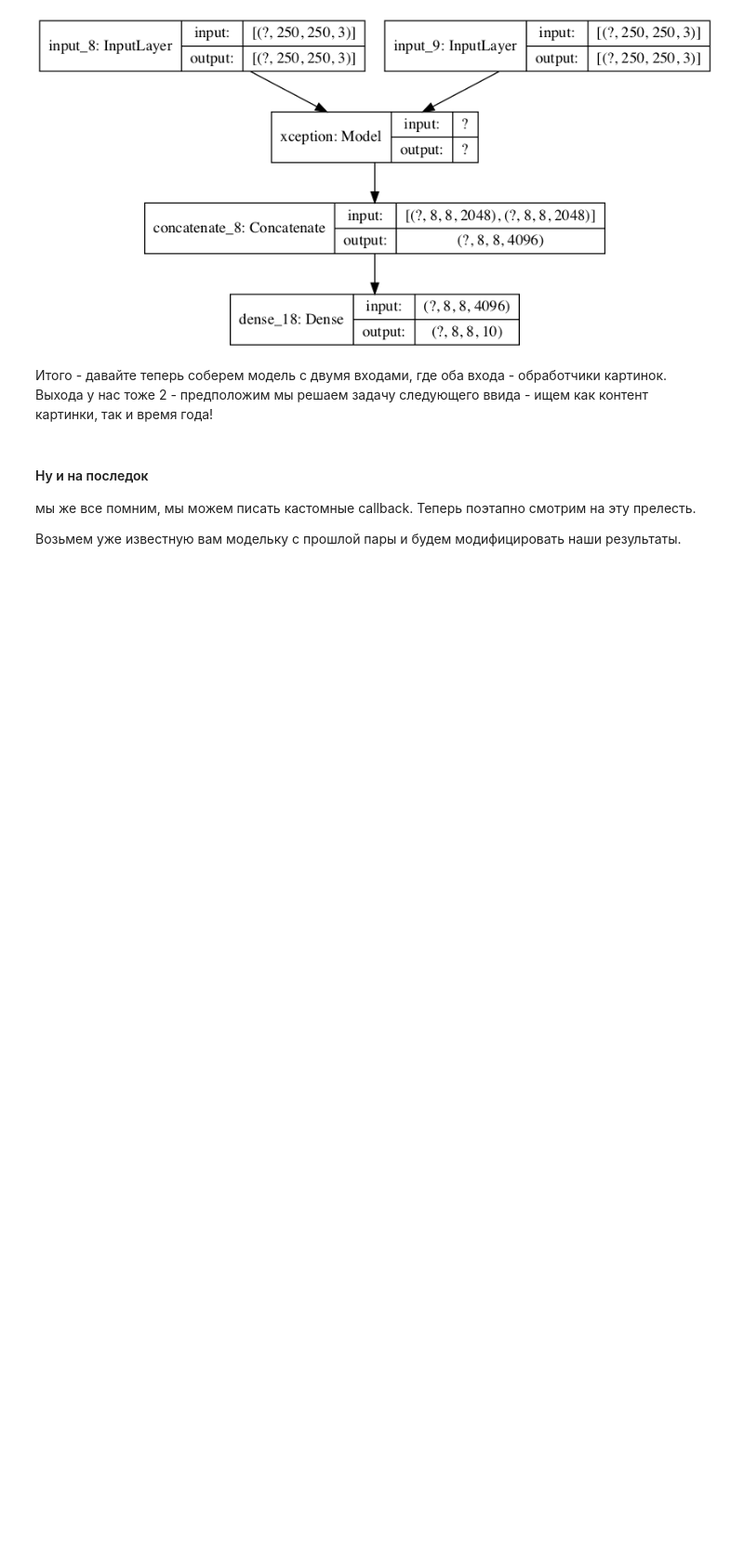
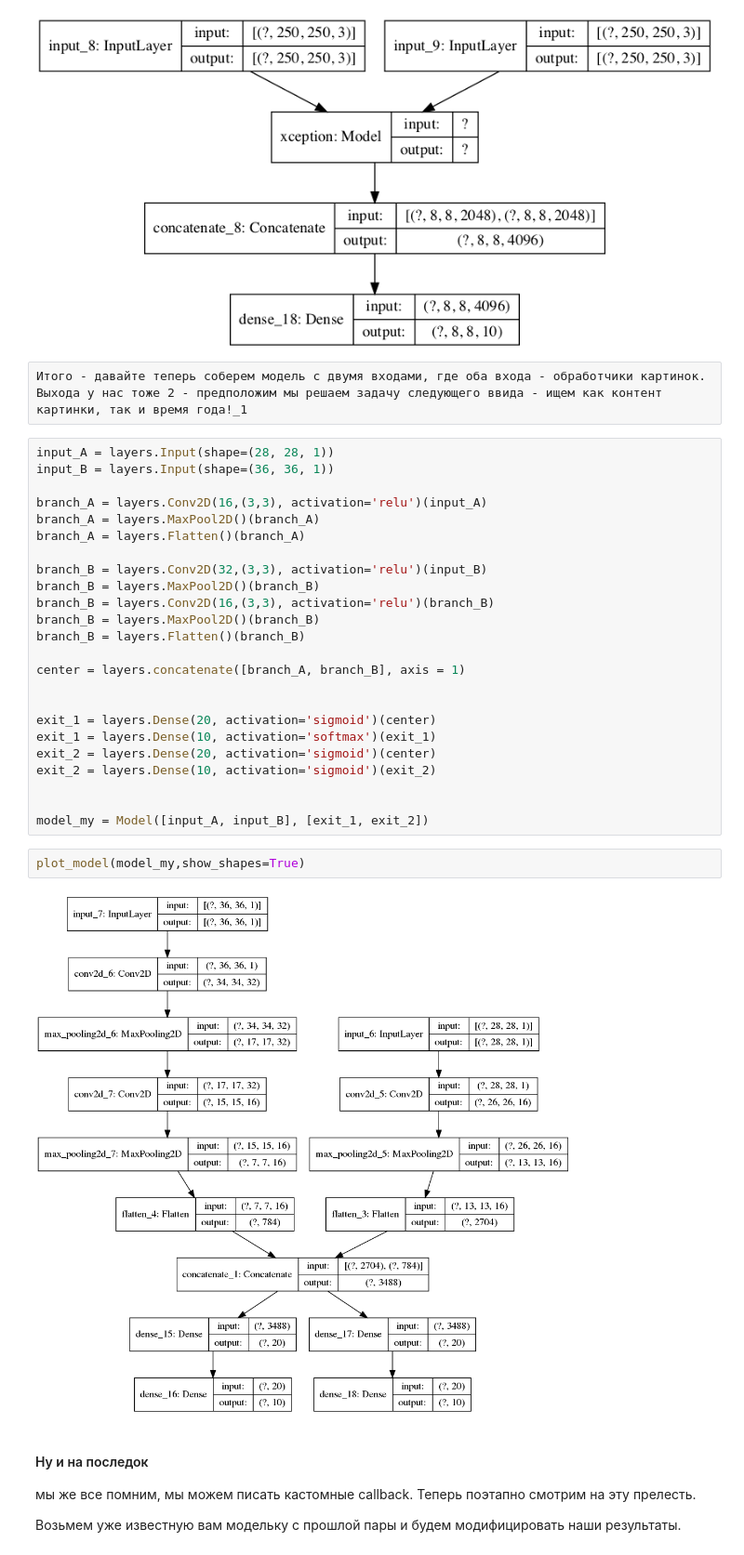
Before and after one commit to care1e55/neural_nets_dpo, a Jupyter notebook: technical_2020/week06/Keras_functional_API_solve.ipynb, the cells around one changed output. Shown at 93% size. Cells and saved outputs as stored; diff of their text form; blank space fills up the shorter version.

```diff
--- a/technical_2020/week06/Keras_functional_API_solve.ipynb
+++ b/technical_2020/week06/Keras_functional_API_solve.ipynb
@@ -575,9 +580,37 @@ Trainable params: 20,847,922
 Non-trainable params: 54,528
 __________________________________________________________________________________________________
 [figure]
-# %% [markdown]
-Итого - давайте теперь соберем модель с двумя входами, где оба входа - обработчики картинок.
-Выхода у нас тоже 2 - предположим мы решаем задачу следующего ввида - ищем как контент картинки, так и время года!
+# %% [raw]
+Итого - давайте теперь соберем модель с двумя входами, где оба входа - обработчики картинок.
+Выхода у нас тоже 2 - предположим мы решаем задачу следующего ввида - ищем как контент картинки, так и время года!_1
+# %%
+input_A = layers.Input(shape=(28, 28, 1))
+input_B = layers.Input(shape=(36, 36, 1))
+
+branch_A = layers.Conv2D(16,(3,3), activation='relu')(input_A)
+branch_A = layers.MaxPool2D()(branch_A)
+branch_A = layers.Flatten()(branch_A)
+
+branch_B = layers.Conv2D(32,(3,3), activation='relu')(input_B)
+branch_B = layers.MaxPool2D()(branch_B)
+branch_B = layers.Conv2D(16,(3,3), activation='relu')(branch_B)
+branch_B = layers.MaxPool2D()(branch_B)
+branch_B = layers.Flatten()(branch_B)
+
+center = layers.concatenate([branch_A, branch_B], axis = 1)
+
+
+exit_1 = layers.Dense(20, activation='sigmoid')(center)
+exit_1 = layers.Dense(10, activation='softmax')(exit_1)
+exit_2 = layers.Dense(20, activation='sigmoid')(center)
+exit_2 = layers.Dense(10, activation='sigmoid')(exit_2)
+
+
+model_my = Model([input_A, input_B], [exit_1, exit_2])
+# %%
+plot_model(model_my,show_shapes=True)
+# %% [output]
+[figure, added]
 # %% [markdown]
 #### Ну и на последок
  мы же все помним, мы можем писать кастомные callback. Теперь поэтапно смотрим на эту прелесть.
```
Also changed, not shown: parts of 5 cells of this notebook, 1 other file.
